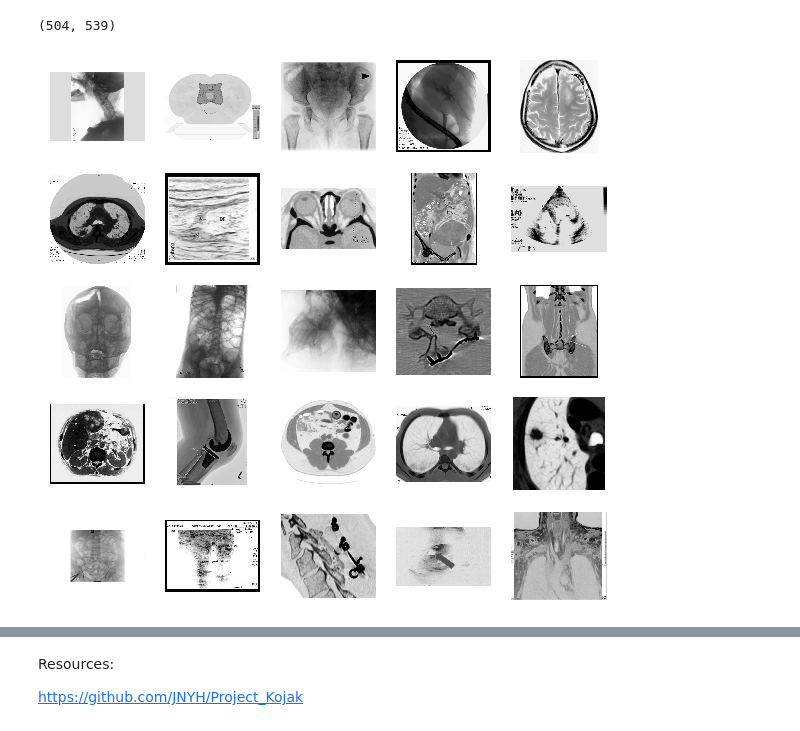
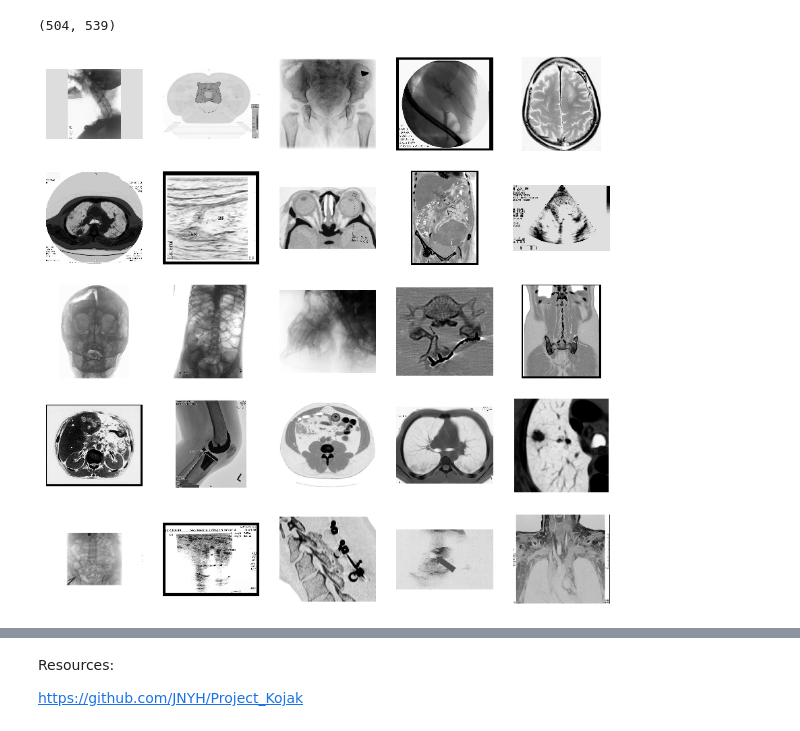
Before and after one commit to ionpetro/ImageCLEF-Medical-Caption-Task-2019, a Jupyter notebook: Image Classifier.ipynb, the cells around one changed output, grey strips where cells are left out. Cells and saved outputs as stored; diff of their text form; code cells hidden in the pictures.

```diff
--- a/Image Classifier.ipynb
+++ b/Image Classifier.ipynb
@@ -65,13 +81,12 @@ train[2].shape
 # %% [output]
 (504, 539)
 # %%
-plt.figure(figsize=(10,10))
+plt.figure(figsize=(15,15))
 for i in range(25):
     plt.subplot(5,5,i+1)
     plt.xticks([])
     plt.yticks([])
     plt.grid(False)
     plt.imshow(train[i], cmap=plt.cm.binary)
-#     plt.xlabel(class_names[train_labels[i]])
 # %% [output]
-[figure, old version]
+[figure, new version]
```
Also changed, not shown: parts of 19 cells of this notebook.
